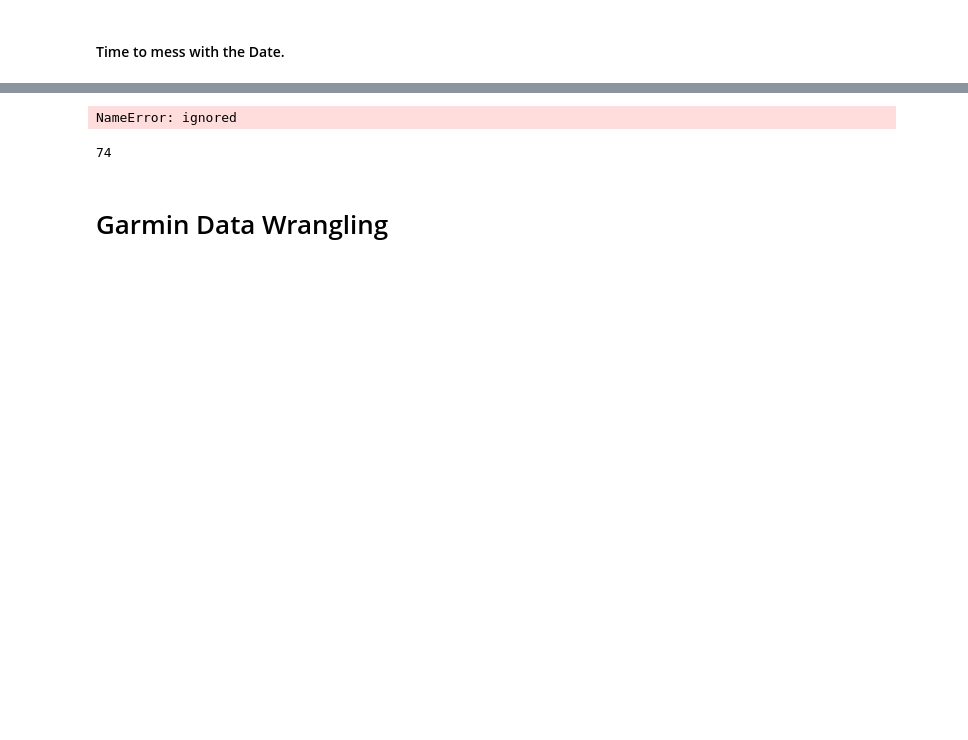
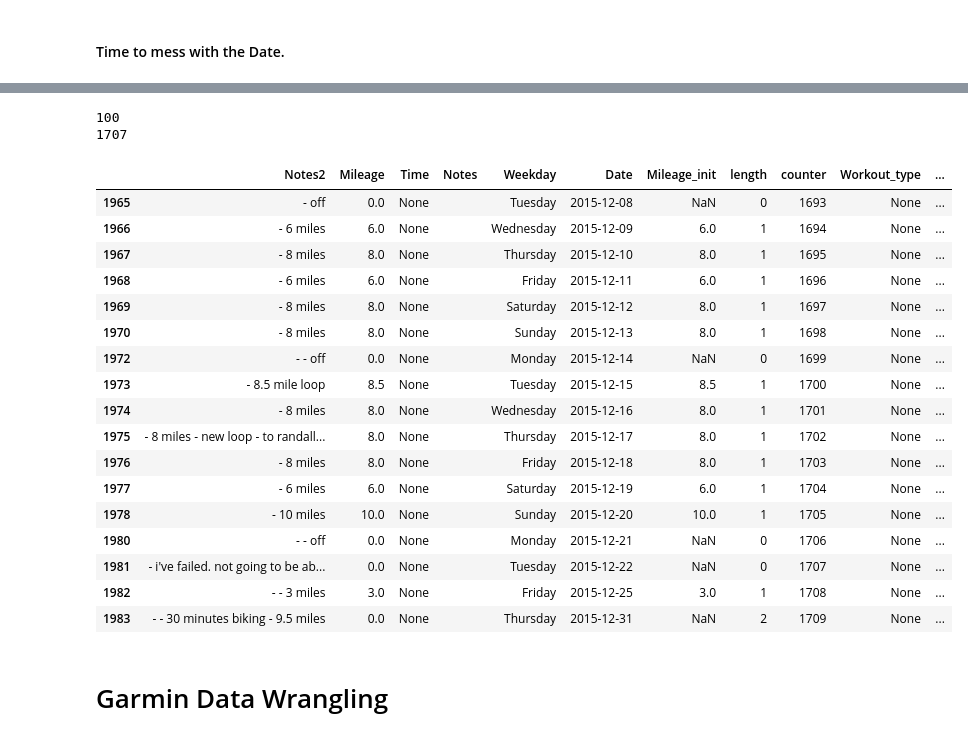
Before and after one commit to lilfetz22/Running_data, a Jupyter notebook: Running_Log.ipynb, the cells around one changed output, grey strips where cells are left out. Saved outputs shown, nothing was run; the diff lists cells and outputs as text; code cells hidden in the pictures; blank space fills up the shorter version.

Commit message:
finished messing with the dates

```diff
--- a/Running_Log.ipynb
+++ b/Running_Log.ipynb
@@ -279,7 +279,7 @@ new_log.head()
 | 4 |  | 5 | NaN | Thursday | 6/25/10 | NaN | 0 | 4 | None | ... |
 # %%
 # dropping two lines that just had "WORKOUTS TOTAL"
-new_log = new_log.drop([30,186,334,360,442,610,789,969,1260,1261,1262,1727,1747])
+new_log = new_log.drop([30,187,334,360,442,610,789,969,1131,1258,1259,1260,1261,1262,1523,1686,1727,1737,1747])
 new_log['counter'] = range(len(new_log))
 # %%
 def workout_finder_fx(df, col, str_search, minutes, workout_type, *exclude):
@@ -892,2 +719,15 @@ NameError: ignored
 # %%
 manual_inputs_df['Mileage'] = manual_inputs_df['Mileage'].replace(np.nan, 0)
+# %%
+bike_notes = list(manual_inputs_df.Notes2.str.contains('bike total'))
+bike_totals = []
+for idx, b in enumerate(bike_notes):
+    if b is True:
+        try:
+            if math.isnan(manual_inputs_df.Bike_Mileage.iloc[idx]):
+                bike_totals.append(idx)
+        except:
+            continue
+for i_bike in bike_totals:
+    manual_inputs_df.Bike_Mileage.iloc[i_bike] = manual_inputs_df.Mileage.iloc[i_bike]
+    manual_inputs_df.Mileage.iloc[i_bike] = 0
@@ -951,7 +818,7 @@ wrong_day_of_week
 # and look at the surrounding 20 to make sure that the dates are correct.
 # %%
 for idx, row in enumerate(manual_inputs_df.Date):
-    if pd.isnull(row):
+    if (pd.isnull(row)) and (bike_notes[idx] != True):
         prev = manual_inputs_df.Date.iloc[idx - 1]
         manual_inputs_df.Date.iloc[idx] = prev + timedelta(days = 1)
 manual_inputs_df.Date
@@ -960,39 +842,42 @@ TypeError: ignored
 # %%
-diff_idx = 42
+diff_idx = 0
 # %%
 diff_idx = diff_idx + 1
+print(diff_idx)
 diff_value = differences[diff_idx][1]
 idx_lower = diff_value - 15
 
 idx_upper = diff_value + 15
 print(diff_value)
 if (diff_value >= 15) and (diff_value <= 1702):
     a = manual_inputs_df.iloc[idx_lower:idx_upper]
 
 elif diff_value <15:
     a = manual_inputs_df.iloc[:idx_upper]
 
 else:
     a = manual_inputs_df.iloc[idx_lower:]
-
-a
 # %% [output]
-NameError: ignored
+100
+1707
+|  | Notes2 | Mileage | Time | Notes | Weekday | Date | Mileage_init | length | counter | Workout_type | ... |
+| 1965 | - off | 0.0 | None |  | Tuesday | 2015-12-08 | NaN | 0 | 1693 | None | ... |
+| 1966 | - 6 miles | 6.0 | None |  | Wednesday | 2015-12-09 | 6.0 | 1 | 1694 | None | ... |
+| 1967 | - 8 miles | 8.0 | None |  | Thursday | 2015-12-10 | 8.0 | 1 | 1695 | None | ... |
+| 1968 | - 6 miles | 6.0 | None |  | Friday | 2015-12-11 | 6.0 | 1 | 1696 | None | ... |
+| 1969 | - 8 miles | 8.0 | None |  | Saturday | 2015-12-12 | 8.0 | 1 | 1697 | None | ... |
+| 1970 | - 8 miles | 8.0 | None |  | Sunday | 2015-12-13 | 8.0 | 1 | 1698 | None | ... |
+| 1972 | - - off | 0.0 | None |  | Monday | 2015-12-14 | NaN | 0 | 1699 | None | ... |
+| 1973 | - 8.5 mile loop | 8.5 | None |  | Tuesday | 2015-12-15 | 8.5 | 1 | 1700 | None | ... |
+| 1974 | - 8 miles | 8.0 | None |  | Wednesday | 2015-12-16 | 8.0 | 1 | 1701 | None | ... |
+| 1975 | - 8 miles - new loop - to randall... | 8.0 | None |  | Thursday | 2015-12-17 | 8.0 | 1 | 1702 | None | ... |
+| 1976 | - 8 miles | 8.0 | None |  | Friday | 2015-12-18 | 8.0 | 1 | 1703 | None | ... |
+| 1977 | - 6 miles | 6.0 | None |  | Saturday | 2015-12-19 | 6.0 | 1 | 1704 | None | ... |
+| 1978 | - 10 miles | 10.0 | None |  | Sunday | 2015-12-20 | 10.0 | 1 | 1705 | None | ... |
+| 1980 | - - off | 0.0 | None |  | Monday | 2015-12-21 | NaN | 0 | 1706 | None | ... |
+| 1981 | - i've failed. not going to be ab... | 0.0 | None |  | Tuesday | 2015-12-22 | NaN | 0 | 1707 | None | ... |
+| 1982 | - - 3 miles | 3.0 | None |  | Friday | 2015-12-25 | 3.0 | 1 | 1708 | None | ... |
+| 1983 | - - 30 minutes biking - 9.5 miles | 0.0 | None |  | Thursday | 2015-12-31 | NaN | 2 | 1709 | None | ... |
-# %%
-bike_notes = list(manual_inputs_df.Notes2.str.contains('bike total'))
-bike_totals = []
-for idx, b in enumerate(bike_notes):
-    if b is True:
-        try:
-            if math.isnan(manual_inputs_df.Bike_Mileage.iloc[idx]):
-                bike_totals.append(idx)
-        except:
-            continue
-len(bike_totals)
-# for i_bike in bike_totals:
-#     print(manual_inputs_df.Notes2.iloc[i_bike])
-# %% [output]
-74
 # %% [markdown]
 # Garmin Data Wrangling
 # %% [markdown]
```
Also changed, not shown: parts of 23 cells of this notebook.
